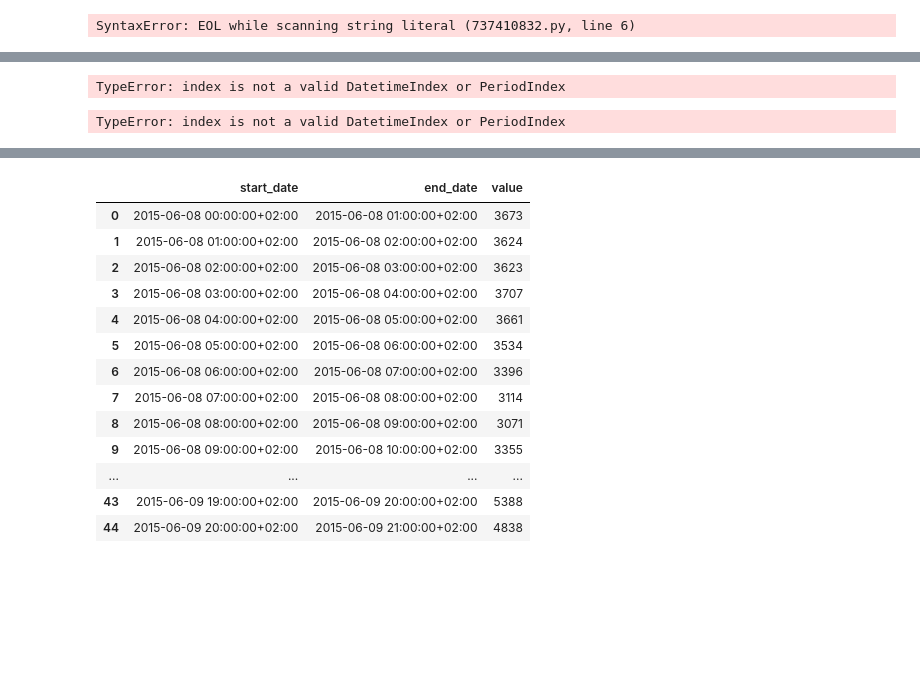
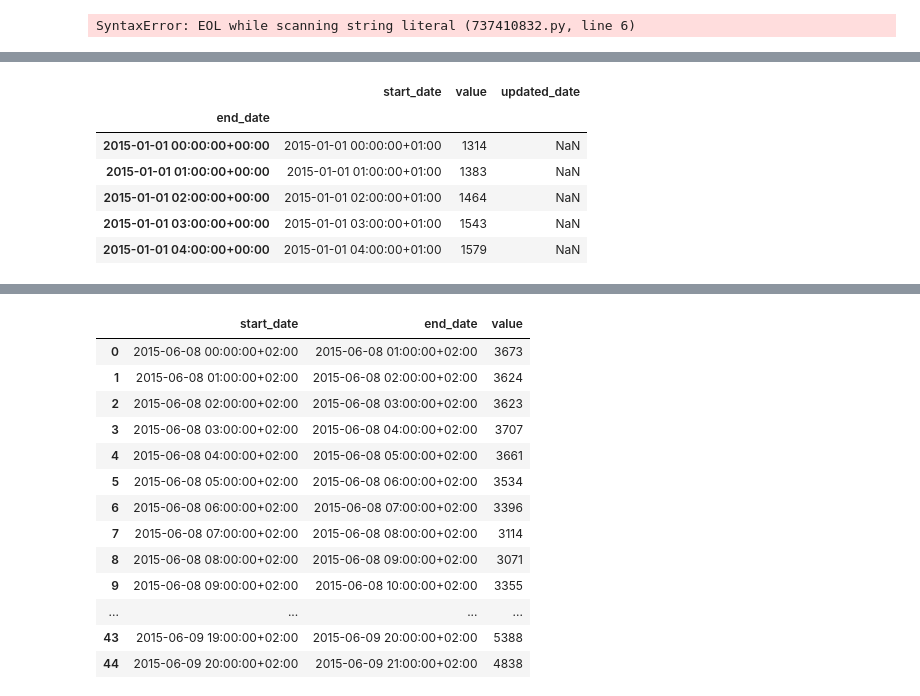
Before and after one commit to Basso42/Production-eolienne-ENSAE, a Jupyter notebook: automatization_RTE_data.ipynb, the cells around one changed output, grey strips where cells are left out. Saved outputs shown, nothing was run; the diff lists cells and outputs as text; code cells hidden in the pictures; blank space fills up the shorter version.

```diff
--- a/automatization_RTE_data.ipynb
+++ b/automatization_RTE_data.ipynb
@@ -164,9 +127,0 @@ end_date
-# %%
-df2.end_date.tz_convert("Europe/Paris")
-# %% [output]
-TypeError: index is not a valid DatetimeIndex or PeriodIndex
-# %%
-dt = df['end_date'].tz_convert("Europe/Paris")
-print(dt)
-# %% [output]
-TypeError: index is not a valid DatetimeIndex or PeriodIndex
@@ -173 +131,13 @@ TypeError: index is not a valid DatetimeIndex or PeriodIndex
+# %%
+#On les met au
+df = df.set_index('end_date')
+df.head()
+# %% [output]
+|  | start_date | value | updated_date |
+| end_date |  |  |  |
+| 2015-01-01 00:00:00+00:00 | 2015-01-01 00:00:00+01:00 | 1314 | NaN |
+| 2015-01-01 01:00:00+00:00 | 2015-01-01 01:00:00+01:00 | 1383 | NaN |
+| 2015-01-01 02:00:00+00:00 | 2015-01-01 02:00:00+01:00 | 1464 | NaN |
+| 2015-01-01 03:00:00+00:00 | 2015-01-01 03:00:00+01:00 | 1543 | NaN |
+| 2015-01-01 04:00:00+00:00 | 2015-01-01 04:00:00+01:00 | 1579 | NaN |
 # %%
```
Also changed, not shown: parts of 8 cells of this notebook, 1 other file.
